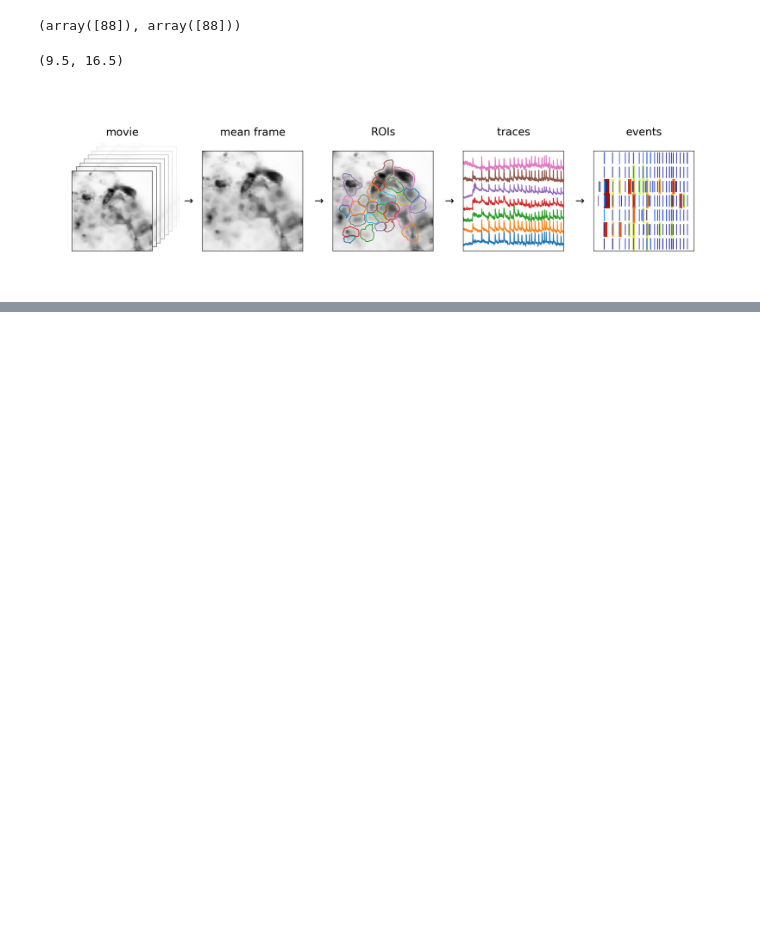
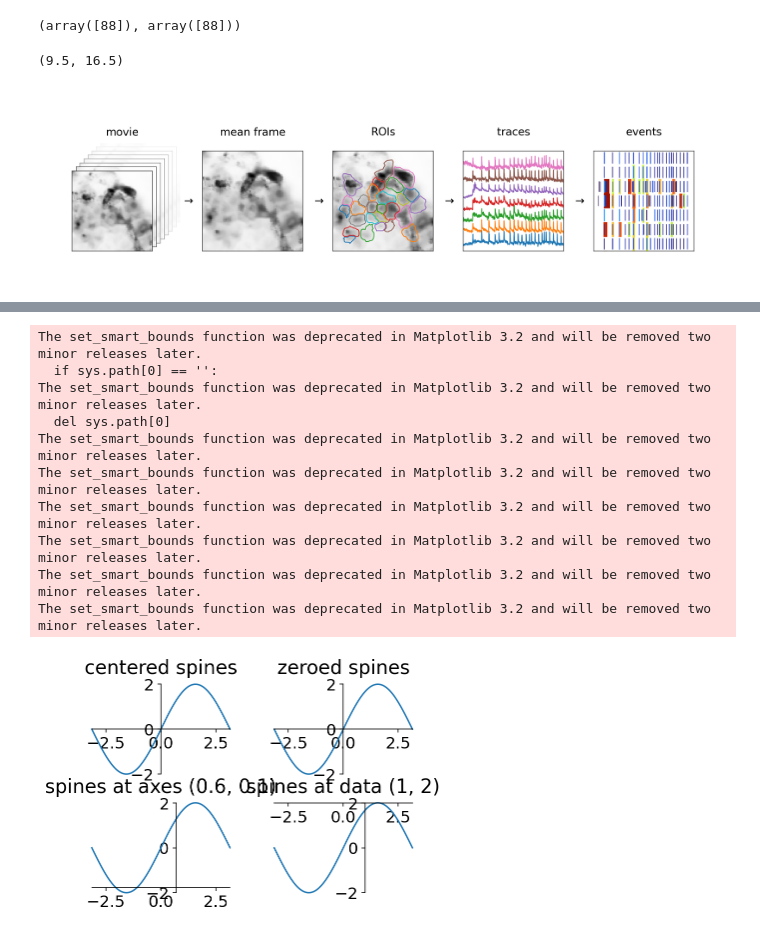
Before and after one commit to szarma/Physio_Ca, a Jupyter notebook: docs/materials_and_methods.ipynb, the cells around one changed output, grey strips where cells are left out. Cells and saved outputs as stored; diff of their text form; code cells hidden in the pictures; blank space fills up the shorter version.

```diff
--- a/docs/materials_and_methods.ipynb
+++ b/docs/materials_and_methods.ipynb
@@ -312,0 +381,64 @@ fig.savefig("figures/pipeline.pdf")
+# %%
+fig = plt.figure()
+x = np.linspace(-np.pi, np.pi, 100)
+y = 2 * np.sin(x)
+
+ax = fig.add_subplot(2, 2, 1)
+ax.set_title('centered spines')
+ax.plot(x, y)
+ax.spines['left'].set_position('center')
+ax.spines['right'].set_color('none')
+ax.spines['bottom'].set_position('center')
+ax.spines['top'].set_color('none')
+ax.spines['left'].set_smart_bounds(True)
+ax.spines['bottom'].set_smart_bounds(True)
+ax.xaxis.set_ticks_position('bottom')
+ax.yaxis.set_ticks_position('left')
+
+ax = fig.add_subplot(2, 2, 2)
+ax.set_title('zeroed spines')
+ax.plot(x, y)
+ax.spines['left'].set_position('zero')
+ax.spines['right'].set_color('none')
+ax.spines['bottom'].set_position('zero')
+ax.spines['top'].set_color('none')
+ax.spines['left'].set_smart_bounds(True)
+ax.spines['bottom'].set_smart_bounds(True)
+ax.xaxis.set_ticks_position('bottom')
+ax.yaxis.set_ticks_position('left')
+
+ax = fig.add_subplot(2, 2, 3)
+ax.set_title('spines at axes (0.6, 0.1)')
+ax.plot(x, y)
+ax.spines['left'].set_position(('axes', 0.6))
+ax.spines['right'].set_color('none')
+ax.spines['bottom'].set_position(('axes', 0.1))
+ax.spines['top'].set_color('none')
+ax.spines['left'].set_smart_bounds(True)
+ax.spines['bottom'].set_smart_bounds(True)
+ax.xaxis.set_ticks_position('bottom')
+ax.yaxis.set_ticks_position('left')
+
+ax = fig.add_subplot(2, 2, 4)
+ax.set_title('spines at data (1, 2)')
+ax.plot(x, y)
+ax.spines['left'].set_position(('data', 1))
+ax.spines['right'].set_color('none')
+ax.spines['bottom'].set_position(('data', 2))
+ax.spines['top'].set_color('none')
+ax.spines['left'].set_smart_bounds(True)
+ax.spines['bottom'].set_smart_bounds(True)
+ax.xaxis.set_ticks_position('bottom')
+ax.yaxis.set_ticks_position('left')
+# %% [output]
+The set_smart_bounds function was deprecated in Matplotlib 3.2 and will be removed two minor releases later.
+  if sys.path[0] == '':
+The set_smart_bounds function was deprecated in Matplotlib 3.2 and will be removed two minor releases later.
+  del sys.path[0]
+The set_smart_bounds function was deprecated in Matplotlib 3.2 and will be removed two minor releases later.
+The set_smart_bounds function was deprecated in Matplotlib 3.2 and will be removed two minor releases later.
+The set_smart_bounds function was deprecated in Matplotlib 3.2 and will be removed two minor releases later.
+The set_smart_bounds function was deprecated in Matplotlib 3.2 and will be removed two minor releases later.
+The set_smart_bounds function was deprecated in Matplotlib 3.2 and will be removed two minor releases later.
+The set_smart_bounds function was deprecated in Matplotlib 3.2 and will be removed two minor releases later.
+[figure, added]
```
Also changed, not shown: parts of 4 cells of this notebook, 1 other file.
